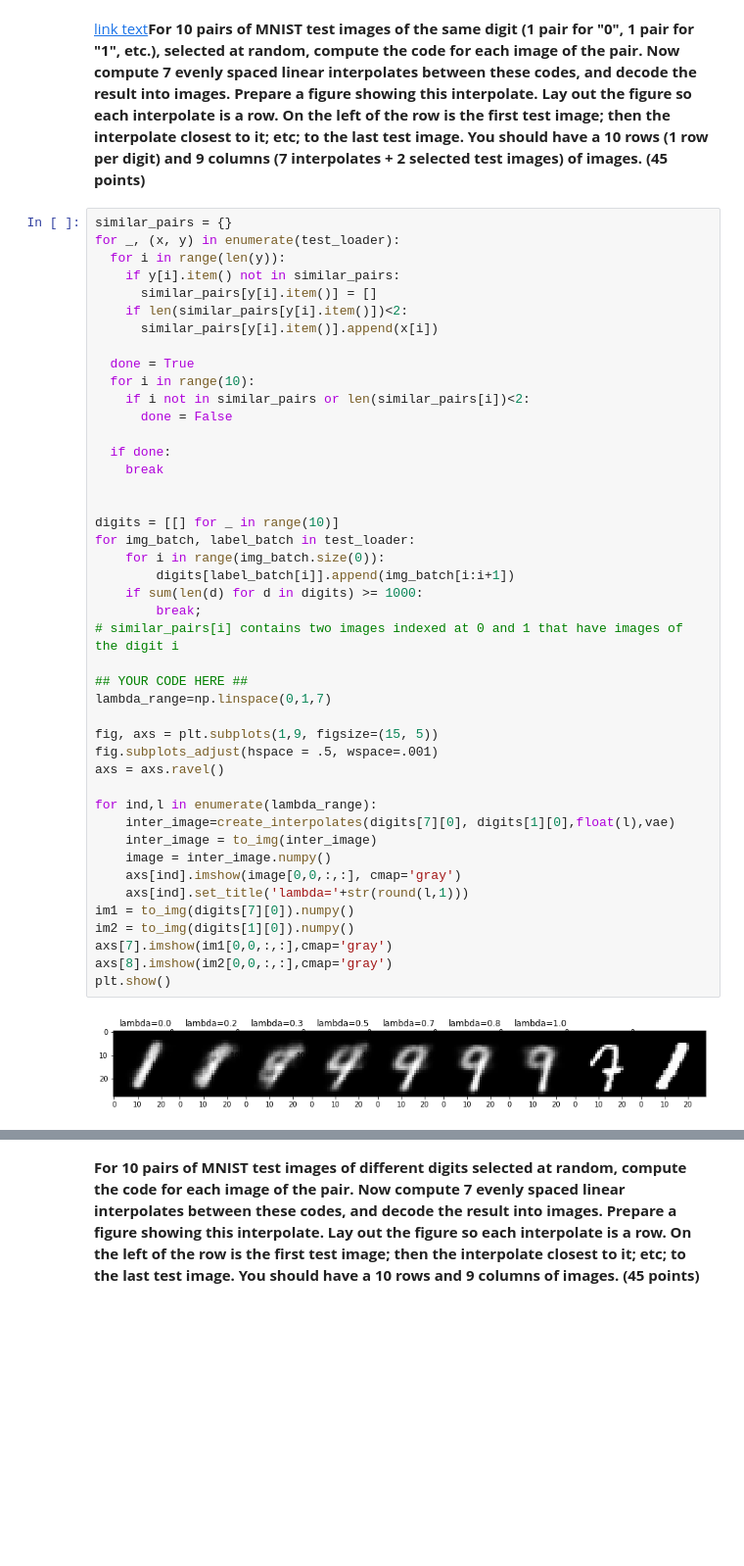
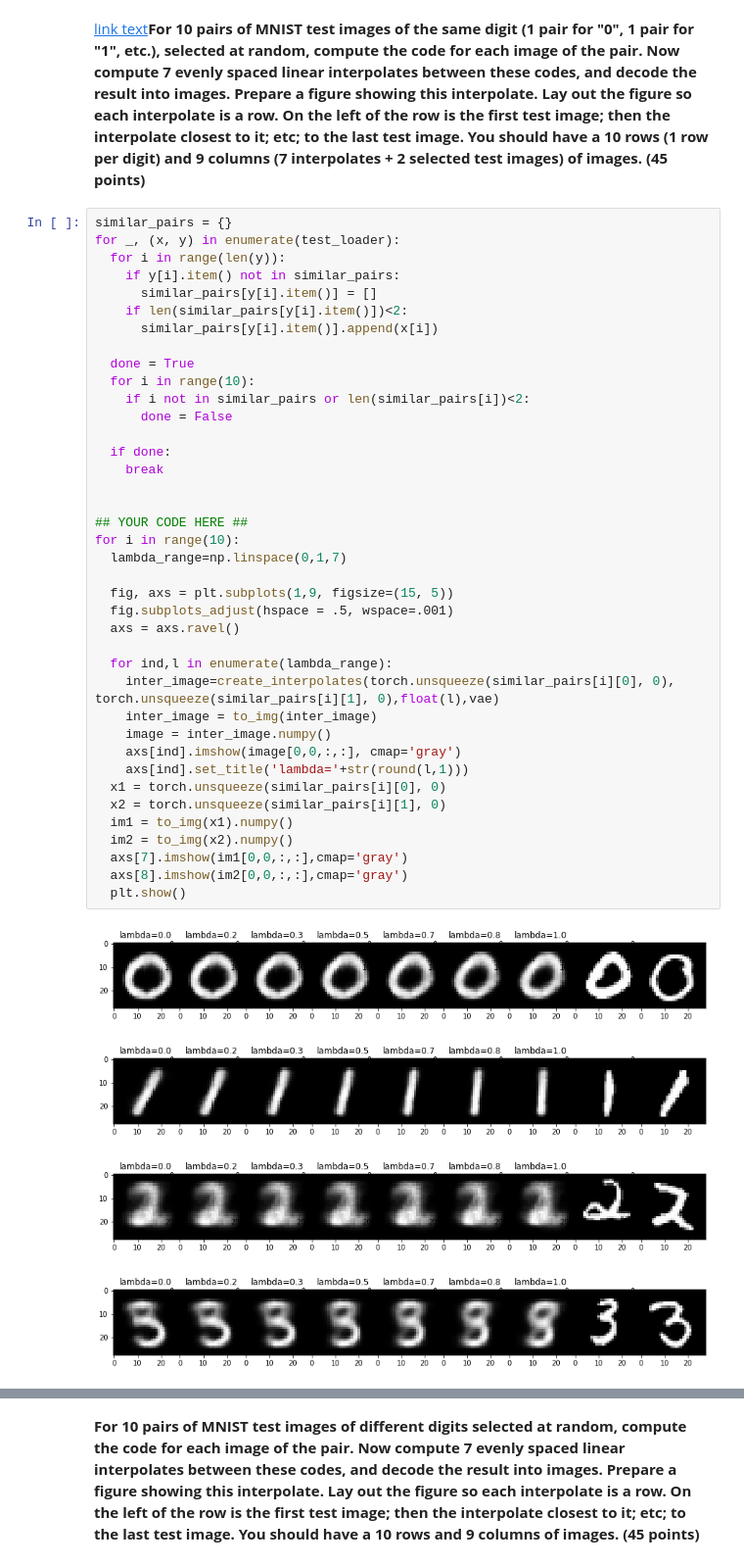
Before and after one commit to basliyal/aml-homeworks, a Jupyter notebook: HW9.ipynb, the cells around one changed output, grey strips where cells are left out. Shown at 98% size. Drawn from its saved outputs; the diff is of its cells as text; blank space fills up the shorter version.

```diff
--- a/HW9.ipynb
+++ b/HW9.ipynb
@@ -368,46 +368,44 @@ VAE reconstruction:
 # %%
 similar_pairs = {}
 for _, (x, y) in enumerate(test_loader):
   for i in range(len(y)):
     if y[i].item() not in similar_pairs:
       similar_pairs[y[i].item()] = []
     if len(similar_pairs[y[i].item()])<2:
       similar_pairs[y[i].item()].append(x[i])
 
   done = True
   for i in range(10):
     if i not in similar_pairs or len(similar_pairs[i])<2:
       done = False
 
   if done:
     break
 
 
-digits = [[] for _ in range(10)]
-for img_batch, label_batch in test_loader:
-    for i in range(img_batch.size(0)):
-        digits[label_batch[i]].append(img_batch[i:i+1])
-    if sum(len(d) for d in digits) >= 1000:
-        break;
-# similar_pairs[i] contains two images indexed at 0 and 1 that have images of the digit i
+## YOUR CODE HERE ##
+for i in range(10):
+  lambda_range=np.linspace(0,1,7)
 
-## YOUR CODE HERE ##
-lambda_range=np.linspace(0,1,7)
+  fig, axs = plt.subplots(1,9, figsize=(15, 5))
+  fig.subplots_adjust(hspace = .5, wspace=.001)
+  axs = axs.ravel()
 
-fig, axs = plt.subplots(1,9, figsize=(15, 5))
-fig.subplots_adjust(hspace = .5, wspace=.001)
-axs = axs.ravel()
-
-for ind,l in enumerate(lambda_range):
-    inter_image=create_interpolates(digits[7][0], digits[1][0],float(l),vae)
+  for ind,l in enumerate(lambda_range):
+    inter_image=create_interpolates(torch.unsqueeze(similar_pairs[i][0], 0), torch.unsqueeze(similar_pairs[i][1], 0),float(l),vae)
     inter_image = to_img(inter_image)
     image = inter_image.numpy()
     axs[ind].imshow(image[0,0,:,:], cmap='gray')
     axs[ind].set_title('lambda='+str(round(l,1)))
-im1 = to_img(digits[7][0]).numpy()
-im2 = to_img(digits[1][0]).numpy()
-axs[7].imshow(im1[0,0,:,:],cmap='gray')
-axs[8].imshow(im2[0,0,:,:],cmap='gray')
-plt.show()
+  x1 = torch.unsqueeze(similar_pairs[i][0], 0)
+  x2 = torch.unsqueeze(similar_pairs[i][1], 0)
+  im1 = to_img(x1).numpy()
+  im2 = to_img(x2).numpy()
+  axs[7].imshow(im1[0,0,:,:],cmap='gray')
+  axs[8].imshow(im2[0,0,:,:],cmap='gray')
+  plt.show()
 # %% [output]
-[figure, old version]
+[figure, new version]
+[figure, added]
+[figure, added]
+[figure, added]
```
Also changed, not shown: parts of 2 cells of this notebook.
